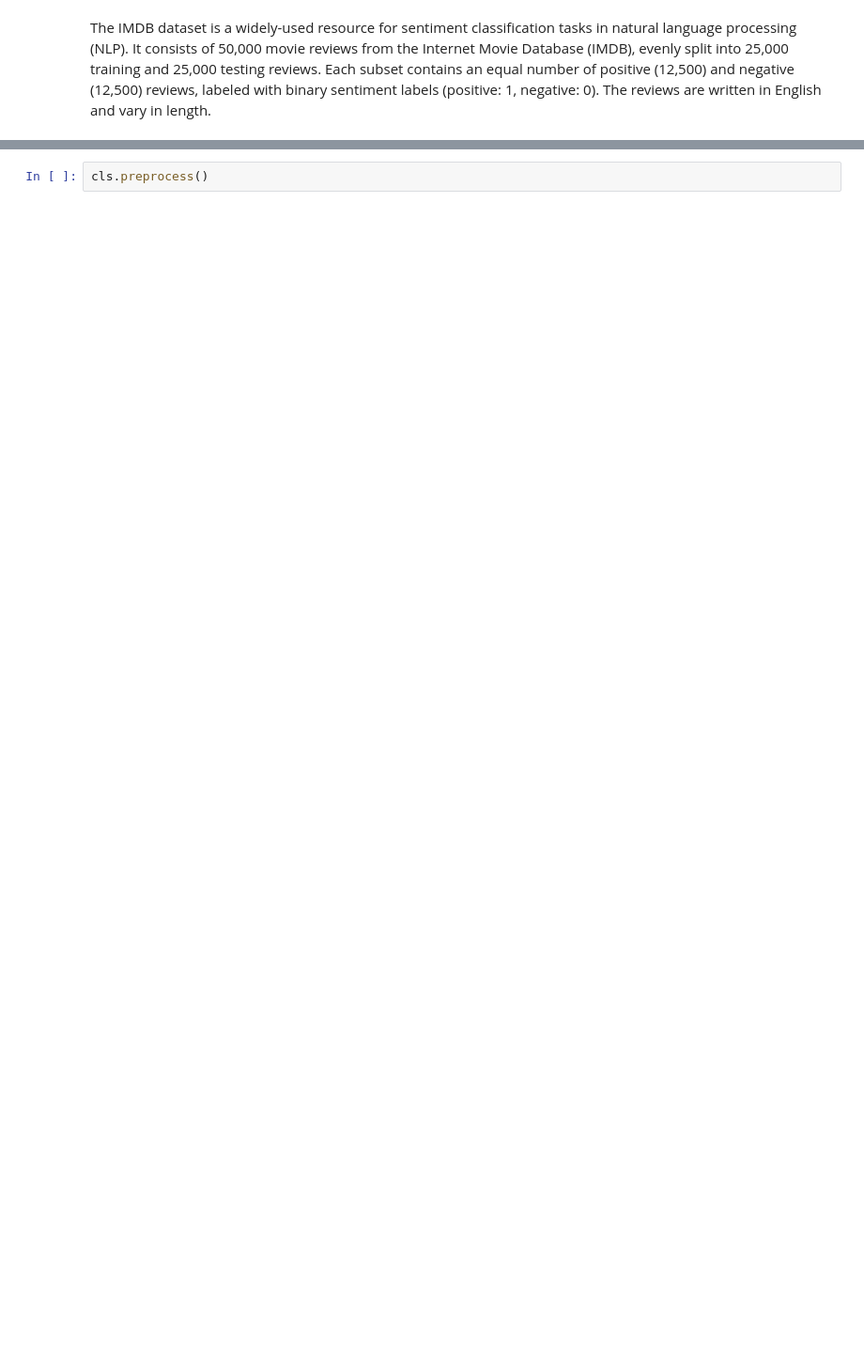
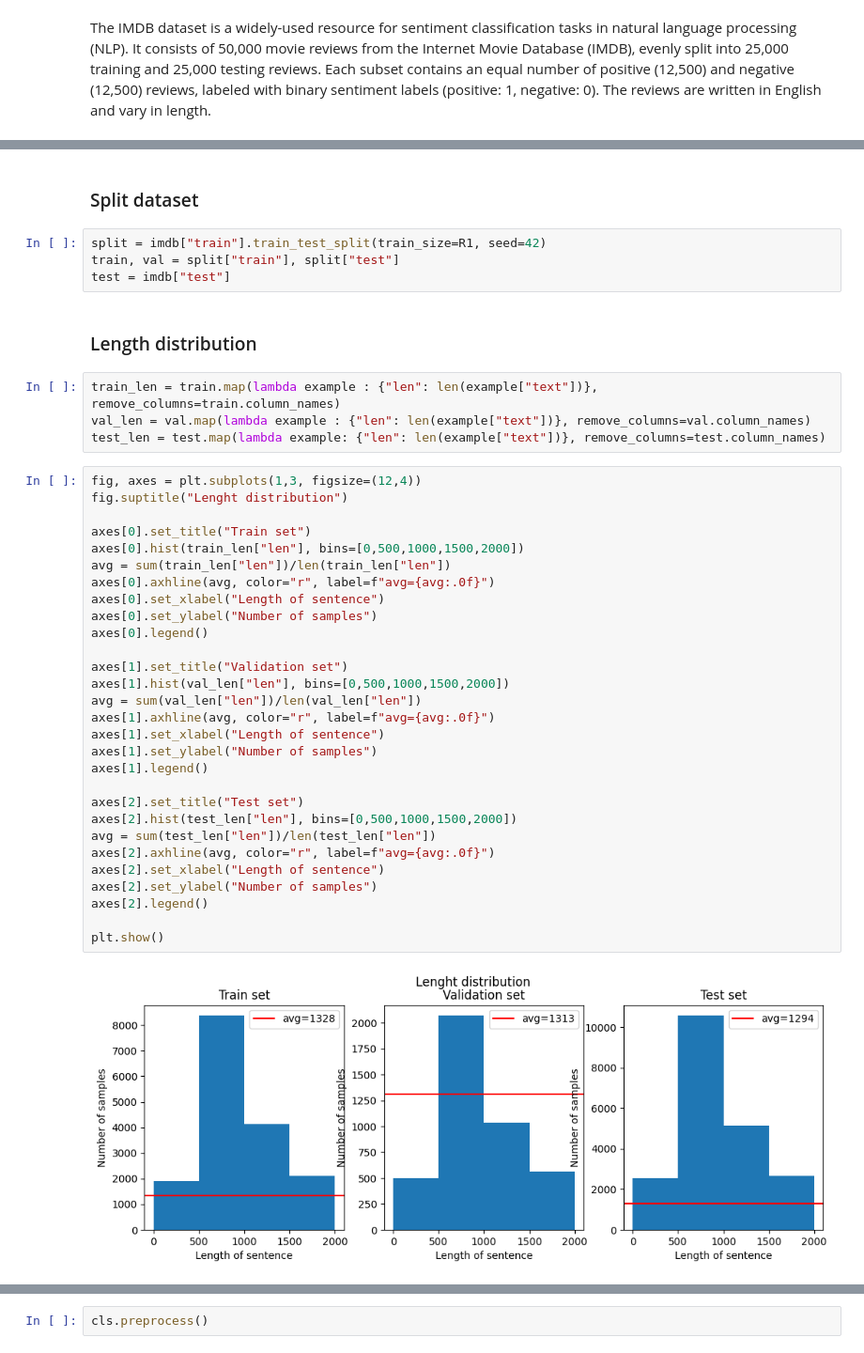
Before and after one commit to alexandremyara/alexandremyara.github.io, a Jupyter notebook: sentiment classification/sentiment_classification.ipynb, the cells around one changed output, grey strips where cells are left out. Shown: that part at 94% size. Saved outputs shown, nothing was run; the diff lists cells and outputs as text; blank space fills up the shorter version.

```diff
--- a/sentiment classification/sentiment_classification.ipynb
+++ b/sentiment classification/sentiment_classification.ipynb
@@ -30,0 +39,43 @@ Found the latest cached dataset configuration 'plain_text' at C:\Users\alexa\.ca
+# %% [markdown]
+### Split dataset
+# %%
+split = imdb["train"].train_test_split(train_size=R1, seed=42)
+train, val = split["train"], split["test"]
+test = imdb["test"]
+# %% [markdown]
+### Length distribution
+# %%
+train_len = train.map(lambda example : {"len": len(example["text"])}, remove_columns=train.column_names)
+val_len = val.map(lambda example : {"len": len(example["text"])}, remove_columns=val.column_names)
+test_len = test.map(lambda example: {"len": len(example["text"])}, remove_columns=test.column_names)
+# %%
+fig, axes = plt.subplots(1,3, figsize=(12,4))
+fig.suptitle("Lenght distribution")
+
+axes[0].set_title("Train set")
+axes[0].hist(train_len["len"], bins=[0,500,1000,1500,2000])
+avg = sum(train_len["len"])/len(train_len["len"])
+axes[0].axhline(avg, color="r", label=f"avg={avg:.0f}")
+axes[0].set_xlabel("Length of sentence")
+axes[0].set_ylabel("Number of samples")
+axes[0].legend()
+
+axes[1].set_title("Validation set")
+axes[1].hist(val_len["len"], bins=[0,500,1000,1500,2000])
+avg = sum(val_len["len"])/len(val_len["len"])
+axes[1].axhline(avg, color="r", label=f"avg={avg:.0f}")
+axes[1].set_xlabel("Length of sentence")
+axes[1].set_ylabel("Number of samples")
+axes[1].legend()
+
+axes[2].set_title("Test set")
+axes[2].hist(test_len["len"], bins=[0,500,1000,1500,2000])
+avg = sum(test_len["len"])/len(test_len["len"])
+axes[2].axhline(avg, color="r", label=f"avg={avg:.0f}")
+axes[2].set_xlabel("Length of sentence")
+axes[2].set_ylabel("Number of samples")
+axes[2].legend()
+
+plt.show()
+# %% [output]
+[figure, added]
```
Also changed, not shown: parts of 22 cells of this notebook, 3 other files.
